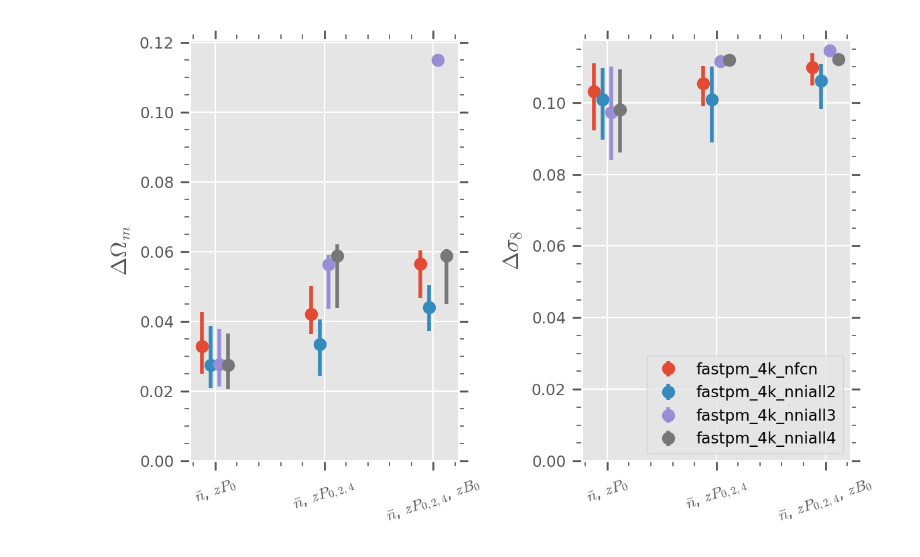
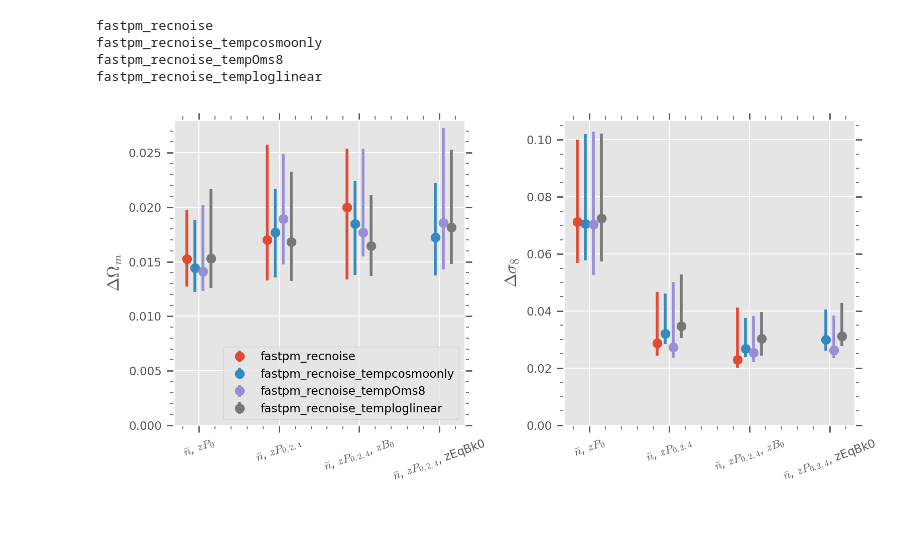
Before and after one commit to maho3/matts_tests, a Jupyter notebook: test_toy_noised.ipynb, the cells around one changed output. Drawn from its saved outputs; the diff is of its cells as text; code cells hidden in the pictures; blank space fills up the shorter version.

```diff
--- a/test_toy_noised.ipynb
+++ b/test_toy_noised.ipynb
@@ -15,6 +15,7 @@ mpl.style.use('style.mcstyle')
 from astropy.cosmology import Planck18 as cosmo
 # %%
 wdir = '/anvil/scratch/x-mho1/cmass-ili'
+wdir = '/work/hdd/bdne/maho3/cmass-ili'
 # %%
 # Baseline
 nbody = 'quijotelike'
@@ -156,6 +174,8 @@ x_len = []
 for m in modeldirs:
     x_ = np.load(join(m, 'x_test.npy'))
     x_len.append(x_.shape[-1])
+# %%
+cmap = mpl.colormaps['tab20'].colors
 # %%
 
 def plot_history(modeldir, ax, **kwargs):
@@ -231,7 +253,7 @@ for i, m in enumerate(modeldirs):
         cmap=model_cmap
     )
 
-ax = axs[-1]
+ax = axs[0]
 ax.legend()
 f.suptitle(sim)
 # %% [output]
@@ -281,7 +334,7 @@ Text(0.5, 0.98, 'fastpm_4k_nniall4')
 # %%
 def plot_scatter(modeldir, ax, offset=0, **kwargs):
     samples = np.load(join(modeldir, 'posterior_samples.npy'))
-    nbar = np.load(join(modeldir, 'x_test.npy'))[:, -1]
+    nbar = np.load(join(modeldir, 'nbar_test.npy'))
 
     stdev = samples.std(axis=0)
 
@@ -303,7 +356,7 @@ def plot_scatter(modeldir, ax, offset=0, **kwargs):
 
         ax.errorbar(bin_centers+off, y_[:, 0],
                     yerr=[y_[:, 0] - y_[:, 1], y_[:, 2] - y_[:, 0]],
-                    fmt='o', **kwargs)
+                    **kwargs)
         ax.set_xlabel(f'log10 nbar')
         ax.set_ylabel(f'$\Delta${label}')
 
@@ -311,12 +364,15 @@ def plot_scatter(modeldir, ax, offset=0, **kwargs):
 f, axs = plt.subplots(1, 2, figsize=(10, 5))
 
 for i, m in enumerate(modeldirs):
-    offperc = (i-1)*0.05
-    plot_scatter(m, axs, offset=offperc, label=f"{names[i]} (len={x_len[i]})")
+    offperc = (i-1)*0.02
+    plot_scatter(m, axs, offset=offperc,
+                 label=f"{names[i]} (len={x_len[i]})",
+                 color=plt.cm.Set1(i) if i//3==0 else plt.cm.Dark2(i),
+                 fmt='o' if i//3==0 else 's')
 
 for ax in axs:
     ax.axvline(np.log10(1.4e-4), color='k', linestyle='--', lw=1, label='CMASS')
-ax.legend()
+ax.legend(fontsize=8)
 ax.set_ylim(0)
 f.suptitle(sim)
 # %% [output]
@@ -400,17 +608,20 @@ Text(0.5, 0.98, 'fastpm_4k_nniall4')
 # %%
 
-def plot_model_stdev(modeldir, x_idx, axs, **kwargs):
+def plot_model_stdev(modeldir, x_idx, axs, paramidx, label='', **kwargs):
     filepath = join(modeldir, 'posterior_samples.npy')
     if not exists(filepath):
         return False
 
     samples = np.load(filepath)
     theta = np.load(join(modeldir, 'theta_test.npy'))
+    xlen = np.load(join(modeldir, 'x_test.npy')).shape[-1]
+    # if label is not None:
+    #     label += f'(len:{xlen})'
 
     # Check if x_test exists, otherwise assume nbar logic is handled elsewhere or adapt as needed
     nbar = np.load(join(modeldir, 'x_test.npy'))[:, -1]
 
-    mask = np.all(np.isclose(theta[:, [0, 4]], thetafid[[0, 4]], rtol=0.1), axis=1)
+    mask = np.all(np.isclose(theta[:, paramidx], thetafid[paramidx], rtol=0.1), axis=1)
     mask &= (nbar > np.log10(1.4e-4))
 
     if np.sum(mask) == 0:
@@ -421,7 +632,7 @@ def plot_model_stdev(modeldir, x_idx, axs, **kwargs):
     # print(f'Found {np.sum(mask)} samples close to fiducial for {s}')
     stdev = np.std(filtered_samples, axis=0)
 
-    for j, i in enumerate([0, 4]):
+    for j, i in enumerate(paramidx):
         ax = axs[j]
 
         # Calculate percentiles across the surviving test points for this model
@@ -431,7 +642,7 @@ def plot_model_stdev(modeldir, x_idx, axs, **kwargs):
         ax.errorbar(
             x_idx, perc[0],
             yerr=[[perc[0] - perc[1]], [perc[2] - perc[0]]],
-            fmt='o', **kwargs
+            fmt='o', label=label, **kwargs
         )
         ax.set_ylabel(f'$\Delta {param_names[i]}$')
 
@@ -440,36 +651,54 @@ def plot_model_stdev(modeldir, x_idx, axs, **kwargs):
 thetafid = np.array([0.3, 0.5, 0.7, 1.0, 0.8])
 param_names = [r'\Omega_m', r'\Omega_b', r'h', r'n_s', r'\sigma_8']
 
 
-f, axs = plt.subplots(1, 2, figsize=(6, 4), sharex=True)
+f, axs = plt.subplots(1, 2, figsize=(8, 4), sharex=True)
 axs = axs.flatten()
 
+nbody='abacuslike'
+# sims = [
+#     f'fastpm_4k_niall{i}' for i in [2,5,6,7,8]
+# ]
 sims = [
-    'fastpm_4k_nfcn', 'fastpm_4k_nniall2', 'fastpm_4k_nniall3', 'fastpm_4k_nniall4'
+    'fastpm_recnoise',
+    'fastpm_recnoise_tempcosmoonly',
+    'fastpm_recnoise_tempOms8',
+    'fastpm_recnoise_temploglinear',
+]
+paramidxs = [
+    [0,4],
+    [0,4],
+    [0,-1],
+    [0,4],
 ]
 
 for j, sim in enumerate(sims):
-    parentdir = f'/anvil/scratch/x-mho1/cmass-ili/quijotelike/{sim}/models/galaxy'
+    print(sim)
+    parentdir = f'{wdir}/{nbody}/{sim}/models/galaxy'
     labels = sorted(os.listdir(parentdir))
     valid_labels = []
     x_idx = 0
 
     for i, s in enumerate(labels):
         modeldir = join(parentdir, s, postfix)
 
         # Plot the point at the current x_idx. If data exists, advance the index and save the label.
         l = sim if i==0 else None
-        if plot_model_stdev(modeldir, x_idx+(j-(len(sims)-1)/2)*0.08, axs, label=l, color=f'C{j}'):
+        if plot_model_stdev(modeldir, x_idx+(j-(len(sims)-1)/2)*0.1, axs, paramidxs[j], label=l, color=f'C{j}'):
             valid_labels.append(s)
             x_idx += 1
 
 # Apply the categorical x-axis formatting from Cell 1
 for ax in axs:
     ax.set_xticks(range(len(valid_labels)))
     ax.set_xticklabels(simple(valid_labels), rotation=20)
     ax.set_ylim(0, None)
-ax.legend(loc='lower right')
+axs[0].legend(loc='lower right', ncols=1)
 
 plt.tight_layout()
 # %% [output]
+fastpm_recnoise
+fastpm_recnoise_tempcosmoonly
+fastpm_recnoise_tempOms8
+fastpm_recnoise_temploglinear
-[figure, old version]
+[figure, new version]
```
Also changed, not shown: parts of 22 cells of this notebook, 3 other files.
